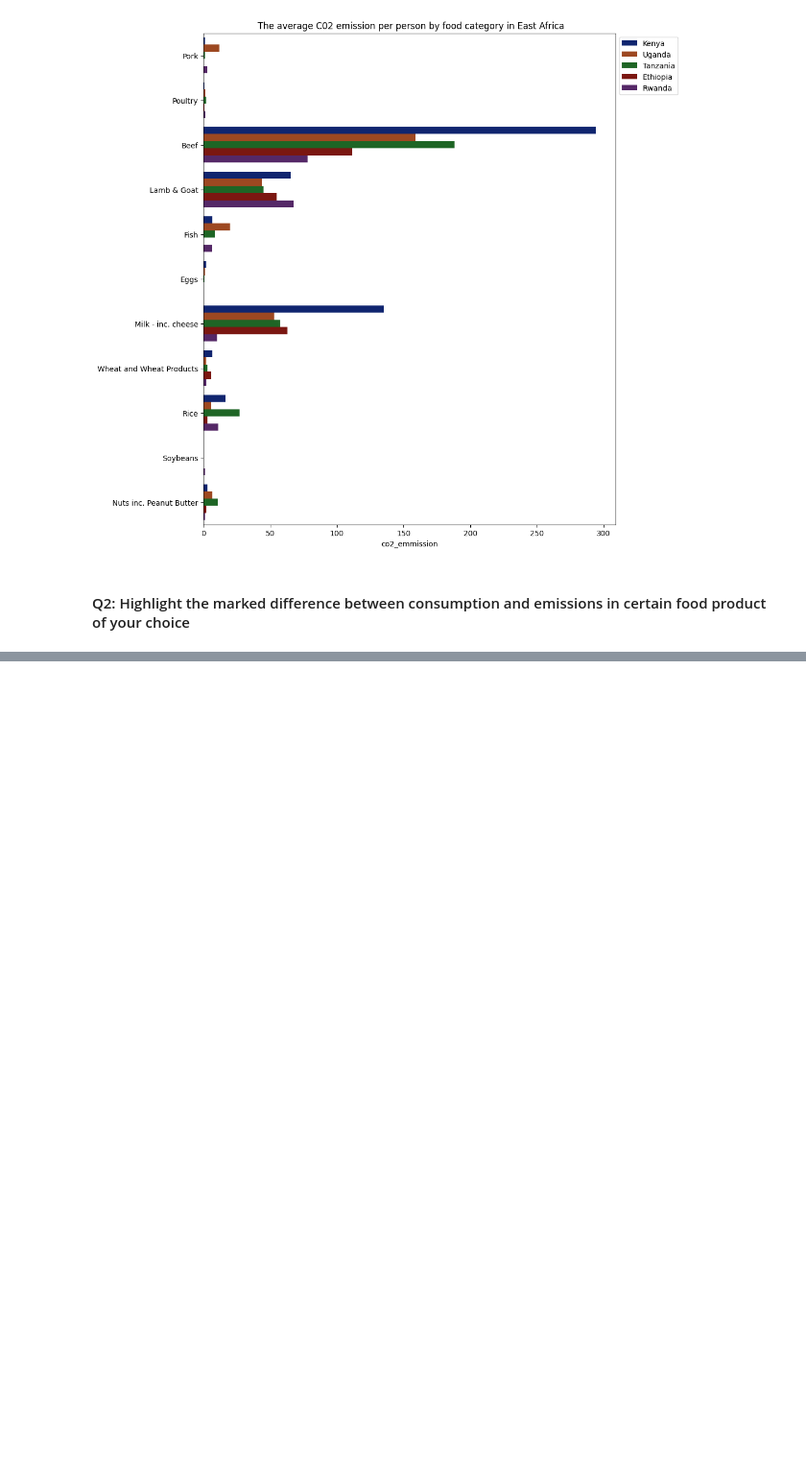
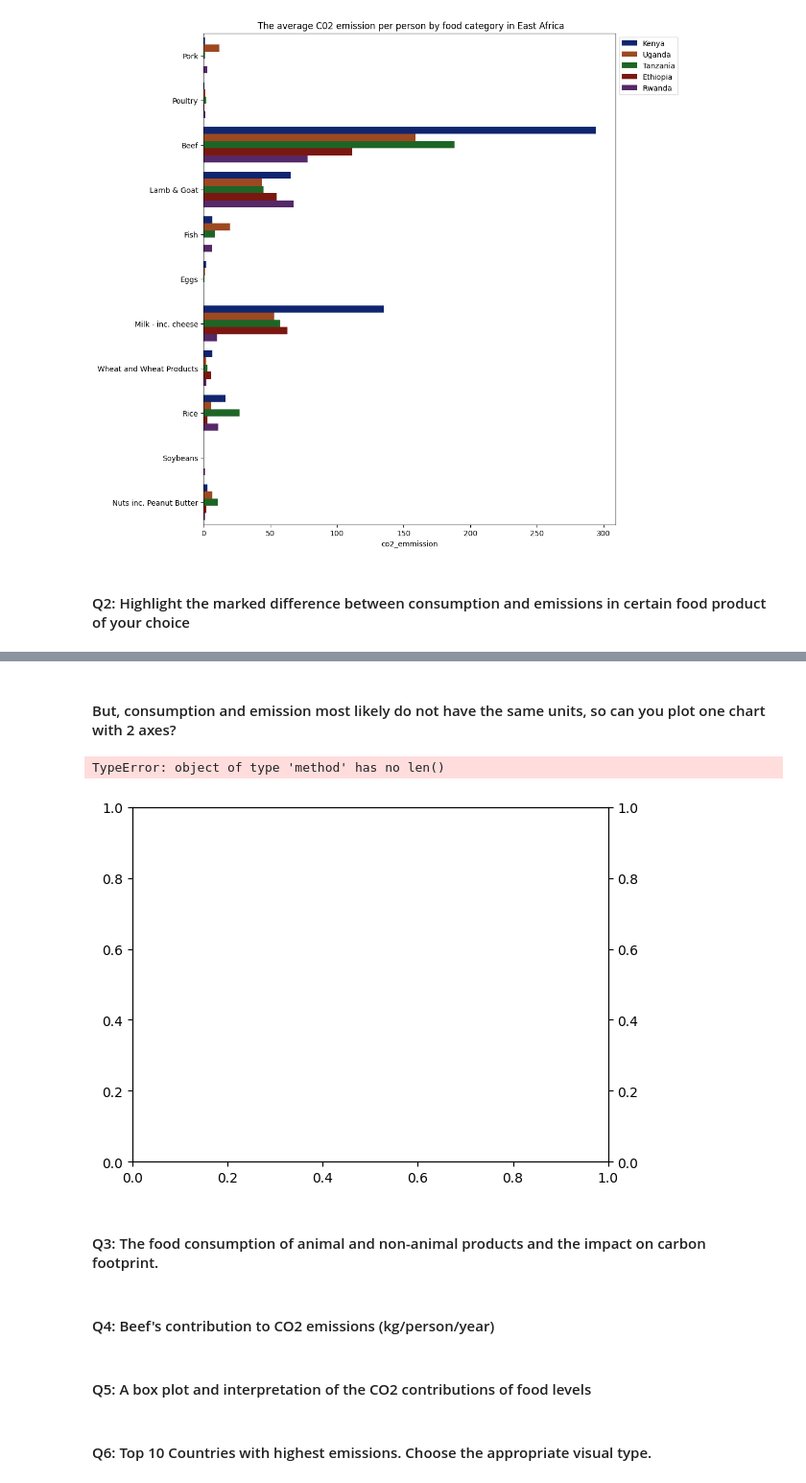
Before and after one commit to WamzMwangi/Python_Data_Analysis, a Jupyter notebook: Python_plots/Python_Visualization_Project/Food_Carbonfootprint_VizProject.ipynb, the cells around one changed output, grey strips where cells are left out. Shown: that part at 96% size. Saved outputs shown, nothing was run; the diff lists cells and outputs as text; code cells hidden in the pictures; blank space fills up the shorter version.

```diff
--- a/Python_plots/Python_Visualization_Project/Food_Carbonfootprint_VizProject.ipynb
+++ b/Python_plots/Python_Visualization_Project/Food_Carbonfootprint_VizProject.ipynb
@@ -106,0 +131,2 @@ plt.show()
+# %% [markdown]
+#### But, consumption and emission most likely do not have the same units, so can you plot one chart with 2 axes?
@@ -106,0 +136,22 @@ plt.show()
+# %%
+fig,ax=plt.subplots()
+ax2=ax.twinx()
+x=range(len(new_df))
+width=0.4
+Consumption=new_df['consumption']
+Co2_emission=new_df['co2_emmission']
+p1=ax.bar(x-width/2, Consumption, width, label= 'Consumption')
+p2=ax.bar(x+width/2, Co2_emission, width, label= 'Co2 emmissions')
+
+plt.show()
+# %% [output]
+TypeError: object of type 'method' has no len()
+[figure, added]
+# %% [markdown]
+#### Q3: The food consumption of animal and non-animal products and the impact on carbon footprint.
+# %% [markdown]
+#### Q4: Beef's contribution to CO2 emissions (kg/person/year)
+# %% [markdown]
+#### Q5: A box plot and interpretation of the CO2 contributions of food levels
+# %% [markdown]
+#### Q6: Top 10 Countries with highest emissions. Choose the appropriate visual type.
```
Also changed, not shown: parts of 6 cells of this notebook.
